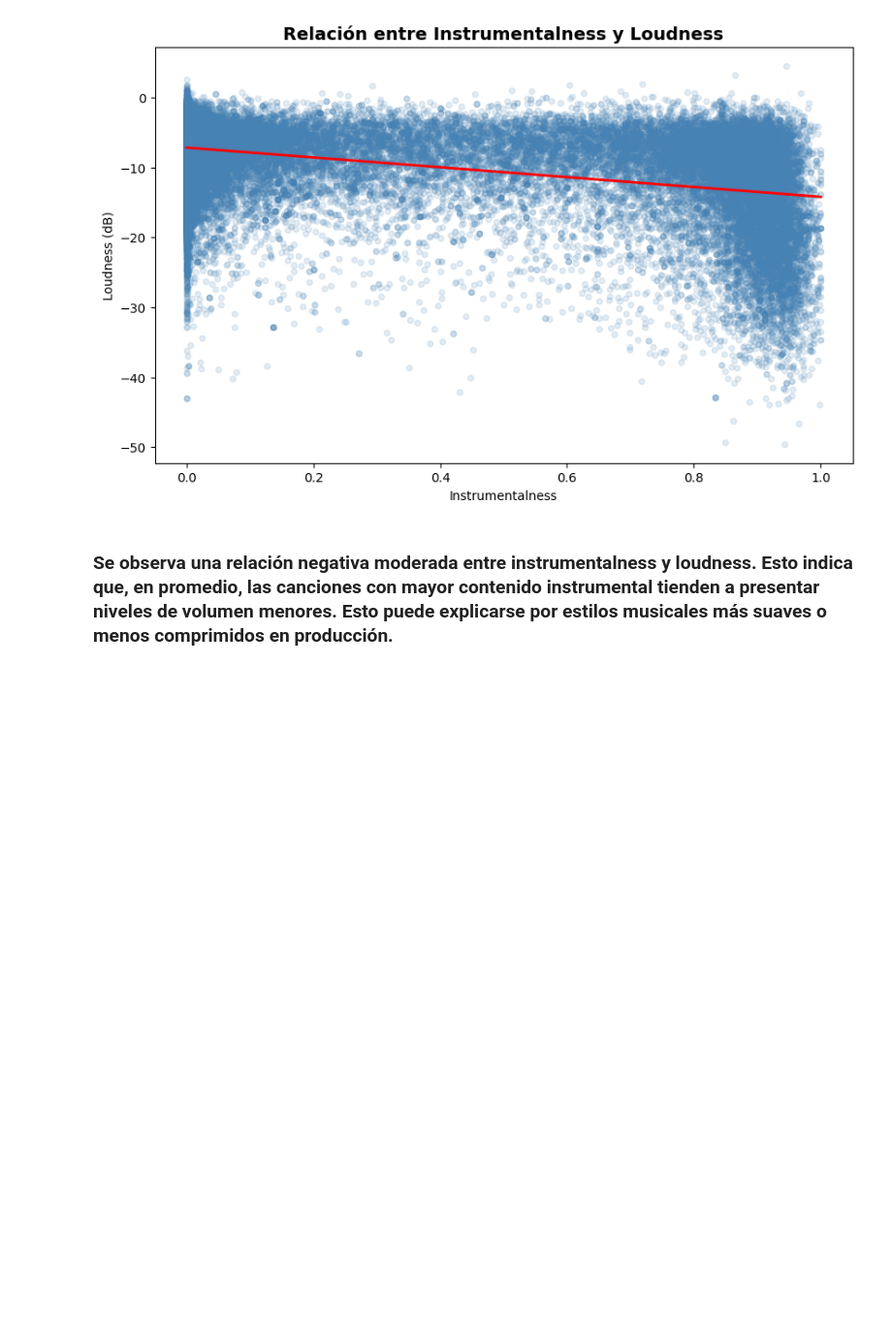
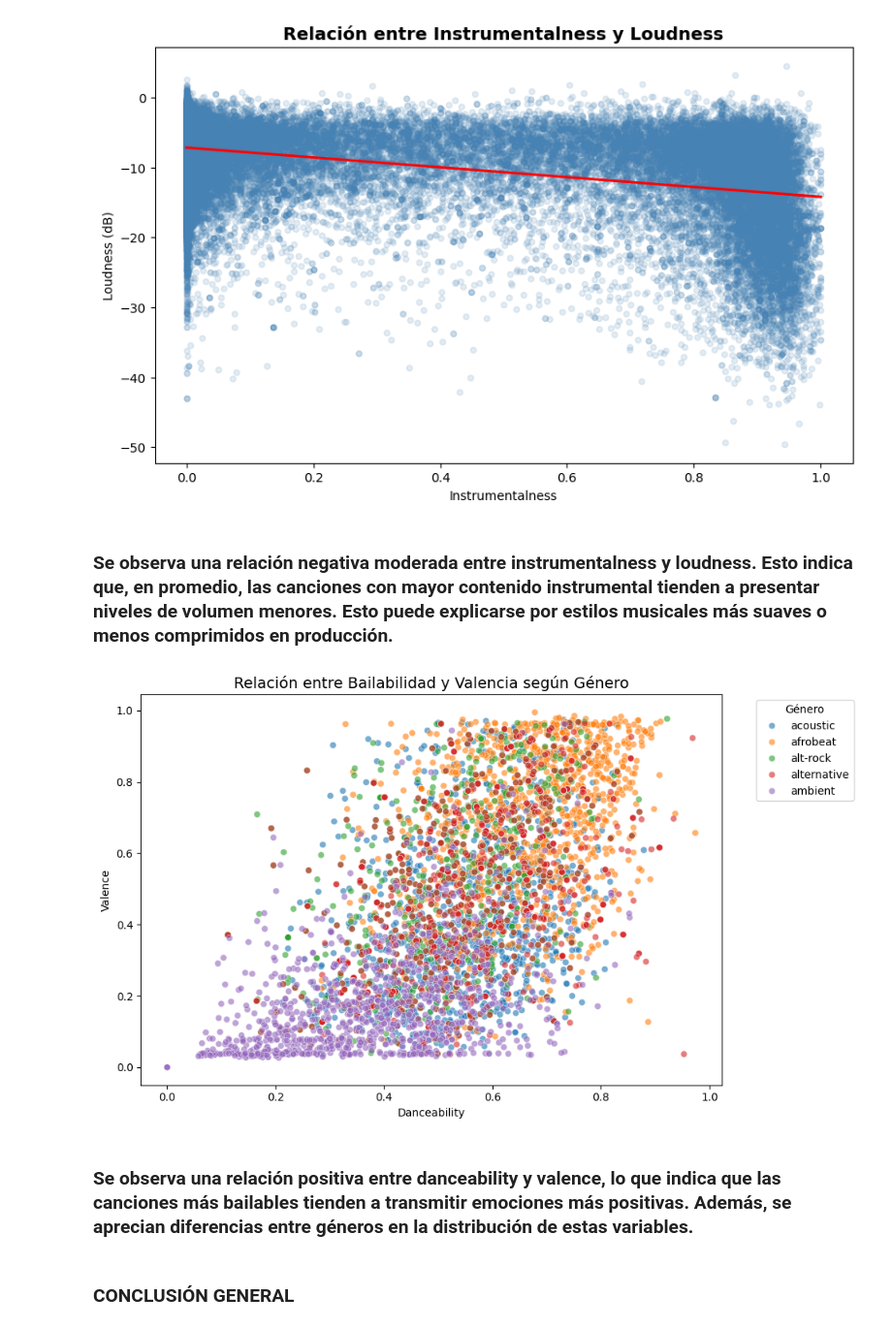
Before and after one commit to CamFuenzalidaC/GuerrerosZ, a Jupyter notebook: Primera_evaluacion.ipynb, the cells around one changed output. Shown at 97% size. Saved outputs shown, nothing was run; the diff lists cells and outputs as text; code cells hidden in the pictures; blank space fills up the shorter version.

```diff
--- a/Primera_evaluacion.ipynb
+++ b/Primera_evaluacion.ipynb
@@ -348,3 +352,28 @@ plt.show()
 [figure]
 # %% [markdown]
 ### Se observa una relación negativa moderada entre instrumentalness y loudness. Esto indica que, en promedio, las canciones con mayor contenido instrumental tienden a presentar niveles de volumen menores. Esto puede explicarse por estilos musicales más suaves o menos comprimidos en producción.
+# %%
+plt.figure(figsize=(10,6))
+
+sns.scatterplot(
+    data=df_filtrado,
+    x='danceability',
+    y='valence',
+    hue='track_genre',
+    palette='tab10',
+    alpha=0.6
+)
+
+plt.title('Relación entre Bailabilidad y Valencia según Género', fontsize=14)
+plt.xlabel('Danceability')
+plt.ylabel('Valence')
+plt.legend(title='Género', bbox_to_anchor=(1.05, 1), loc='upper left')
+
+plt.tight_layout()
+plt.show()
+# %% [output]
+[figure, added]
+# %% [markdown]
+### Se observa una relación positiva entre danceability y valence, lo que indica que las canciones más bailables tienden a transmitir emociones más positivas. Además, se aprecian diferencias entre géneros en la distribución de estas variables.
+# %% [markdown]
+### **CONCLUSIÓN GENERAL**
```
Also changed, not shown: parts of 2 cells of this notebook.
